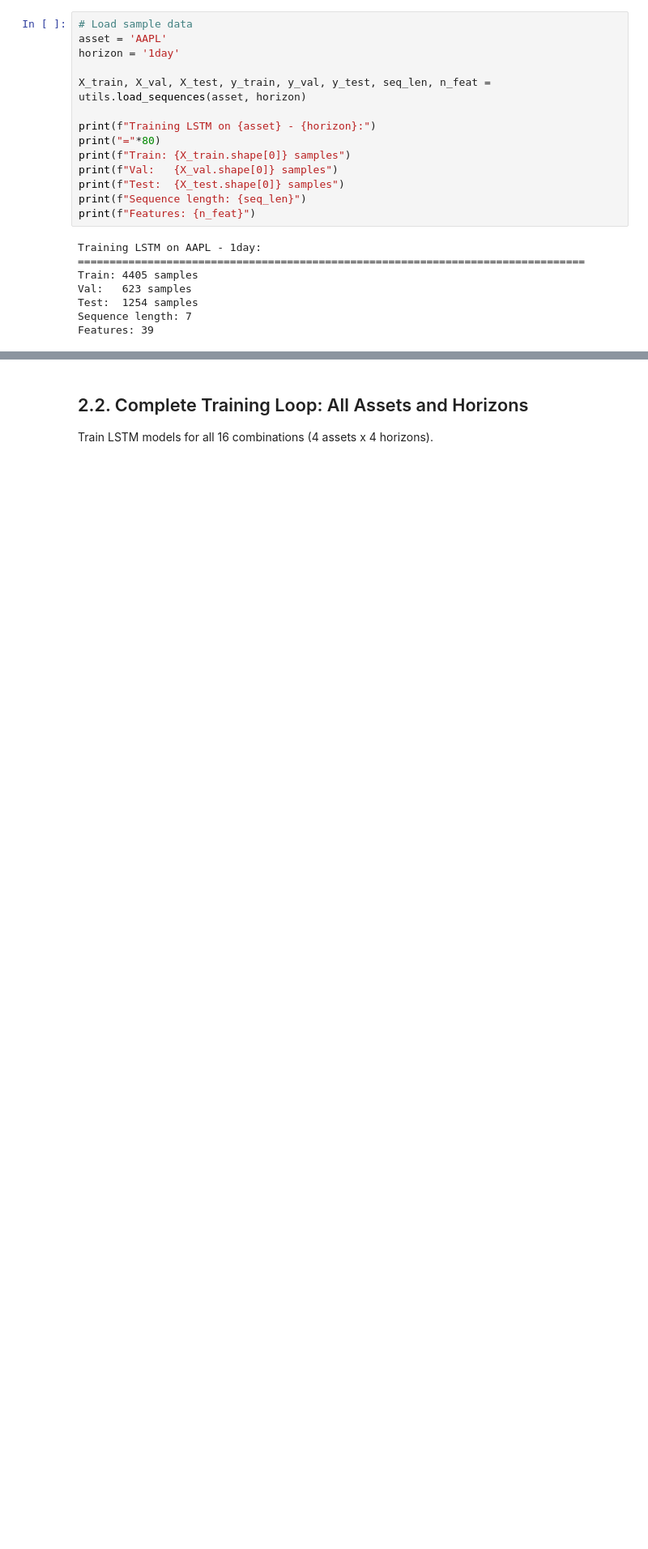
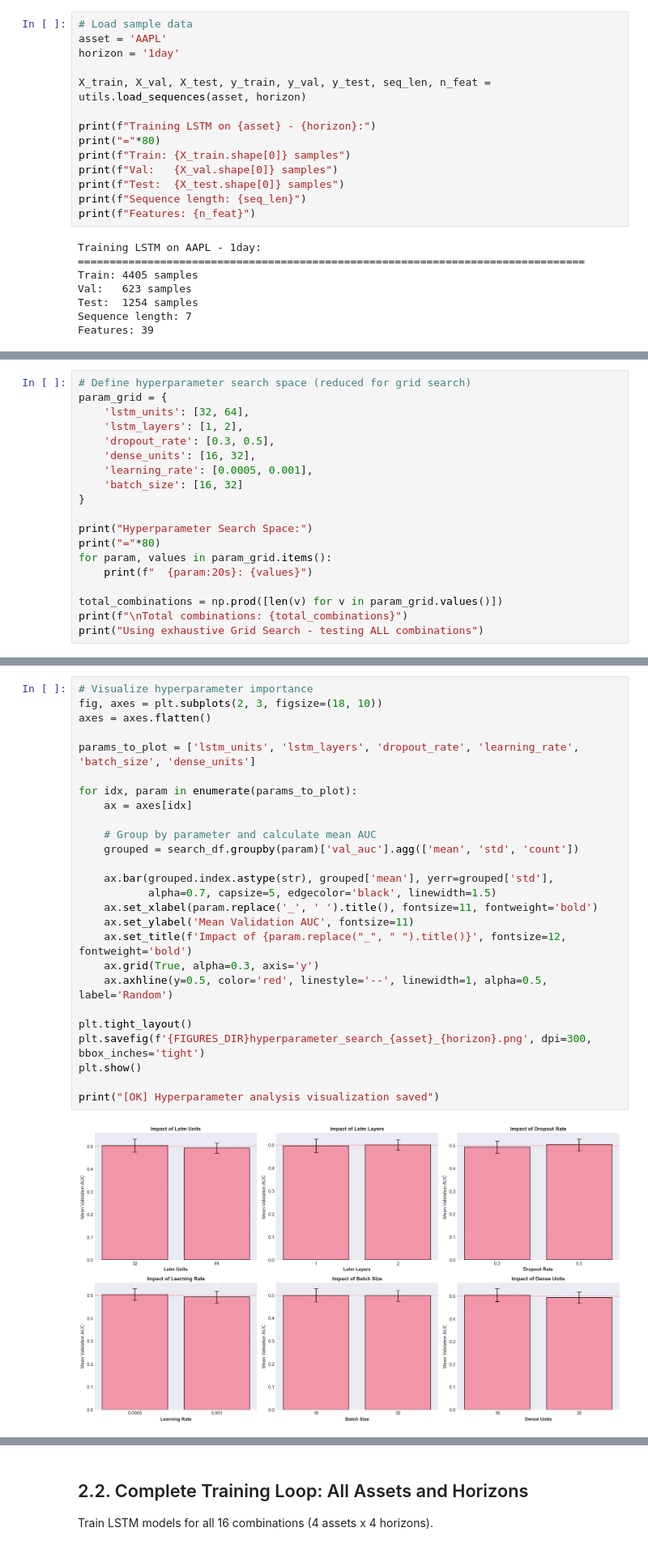
Before and after one commit to DXDXdada/isf_25_26_deep_learning_project, a Jupyter notebook: notebooks_new/4_lstm_training.ipynb, the cells around one changed output, grey strips where cells are left out. Shown at 81% size. Saved outputs shown, nothing was run; the diff lists cells and outputs as text; blank space fills up the shorter version.

```diff
--- a/notebooks_new/4_lstm_training.ipynb
+++ b/notebooks_new/4_lstm_training.ipynb
@@ -297,0 +307,19 @@ print("[OK] Evaluation visualizations saved")
+# %%
+# Define hyperparameter search space (reduced for grid search)
+param_grid = {
+    'lstm_units': [32, 64],
+    'lstm_layers': [1, 2],
+    'dropout_rate': [0.3, 0.5],
+    'dense_units': [16, 32],
+    'learning_rate': [0.0005, 0.001],
+    'batch_size': [16, 32]
+}
+
+print("Hyperparameter Search Space:")
+print("="*80)
+for param, values in param_grid.items():
+    print(f"  {param:20s}: {values}")
+
+total_combinations = np.prod([len(v) for v in param_grid.values()])
+print(f"\nTotal combinations: {total_combinations}")
+print("Using exhaustive Grid Search - testing ALL combinations")
@@ -297,0 +494,28 @@ print("[OK] Evaluation visualizations saved")
+# %%
+# Visualize hyperparameter importance
+fig, axes = plt.subplots(2, 3, figsize=(18, 10))
+axes = axes.flatten()
+
+params_to_plot = ['lstm_units', 'lstm_layers', 'dropout_rate', 'learning_rate', 'batch_size', 'dense_units']
+
+for idx, param in enumerate(params_to_plot):
+    ax = axes[idx]
+
+    # Group by parameter and calculate mean AUC
+    grouped = search_df.groupby(param)['val_auc'].agg(['mean', 'std', 'count'])
+
+    ax.bar(grouped.index.astype(str), grouped['mean'], yerr=grouped['std'],
+           alpha=0.7, capsize=5, edgecolor='black', linewidth=1.5)
+    ax.set_xlabel(param.replace('_', ' ').title(), fontsize=11, fontweight='bold')
+    ax.set_ylabel('Mean Validation AUC', fontsize=11)
+    ax.set_title(f'Impact of {param.replace("_", " ").title()}', fontsize=12, fontweight='bold')
+    ax.grid(True, alpha=0.3, axis='y')
+    ax.axhline(y=0.5, color='red', linestyle='--', linewidth=1, alpha=0.5, label='Random')
+
+plt.tight_layout()
+plt.savefig(f'{FIGURES_DIR}hyperparameter_search_{asset}_{horizon}.png', dpi=300, bbox_inches='tight')
+plt.show()
+
+print("[OK] Hyperparameter analysis visualization saved")
+# %% [output]
+[figure, added]
```
Also changed, not shown: parts of 19 cells of this notebook, 16 other files.
